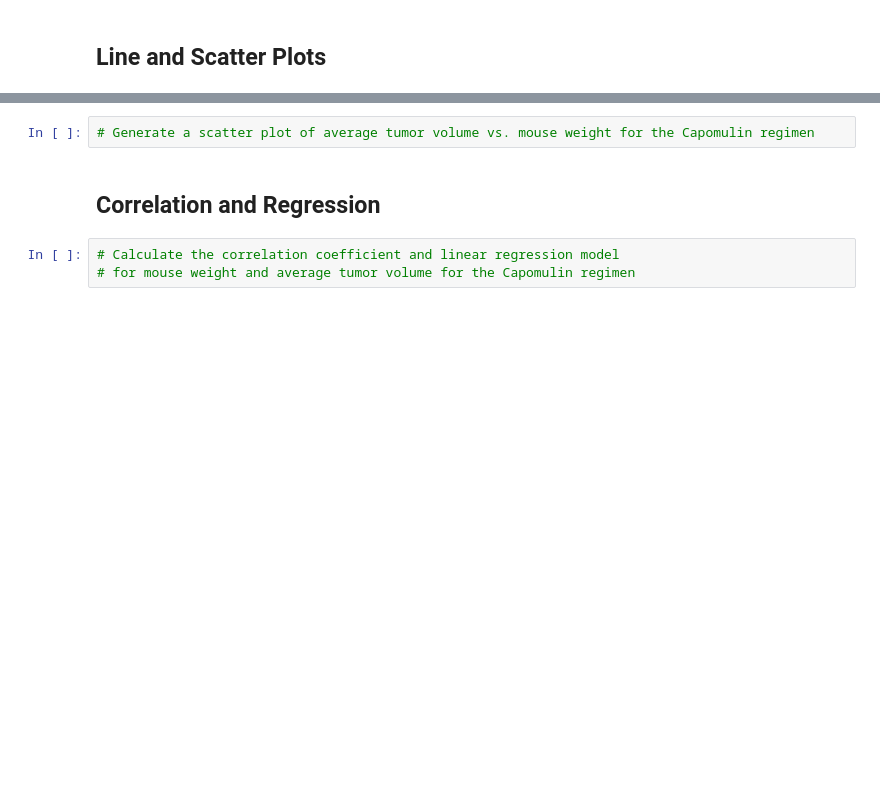
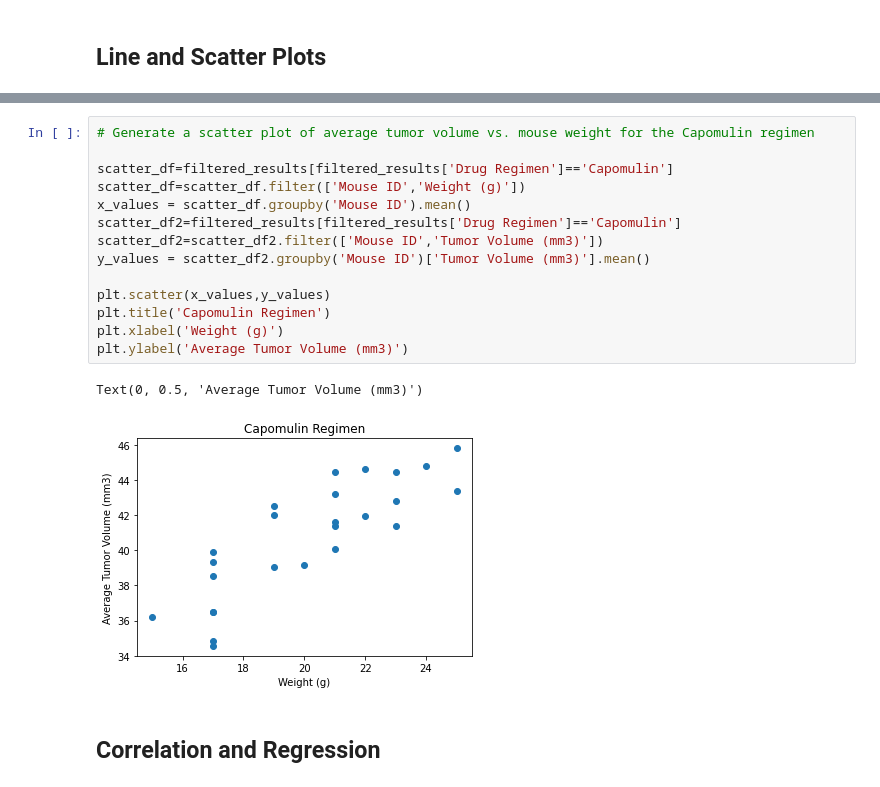
Before and after one commit to AdamTuor/matplotlib-challenge, a Jupyter notebook: Pymaceuticals/pymaceuticals_starter.ipynb, the cells around one changed output, grey strips where cells are left out. Cells and saved outputs as stored; diff of their text form; blank space fills up the shorter version.

```diff
--- a/Pymaceuticals/pymaceuticals_starter.ipynb
+++ b/Pymaceuticals/pymaceuticals_starter.ipynb
@@ -214,7 +398,19 @@ plt.pie(gender_count,labels=pie_labels,autopct='%1.1f%%')
-# %%
-# Generate a scatter plot of average tumor volume vs. mouse weight for the Capomulin regimen
+# %%
+# Generate a scatter plot of average tumor volume vs. mouse weight for the Capomulin regimen
+
+scatter_df=filtered_results[filtered_results['Drug Regimen']=='Capomulin']
+scatter_df=scatter_df.filter(['Mouse ID','Weight (g)'])
+x_values = scatter_df.groupby('Mouse ID').mean()
+scatter_df2=filtered_results[filtered_results['Drug Regimen']=='Capomulin']
+scatter_df2=scatter_df2.filter(['Mouse ID','Tumor Volume (mm3)'])
+y_values = scatter_df2.groupby('Mouse ID')['Tumor Volume (mm3)'].mean()
+
+plt.scatter(x_values,y_values)
+plt.title('Capomulin Regimen')
+plt.xlabel('Weight (g)')
+plt.ylabel('Average Tumor Volume (mm3)')
+# %% [output]
+Text(0, 0.5, 'Average Tumor Volume (mm3)')
+[figure, added]
 # %% [markdown]
 ## Correlation and Regression
-# %%
-# Calculate the correlation coefficient and linear regression model
-# for mouse weight and average tumor volume for the Capomulin regimen
```
Also changed, not shown: parts of 18 cells of this notebook.
